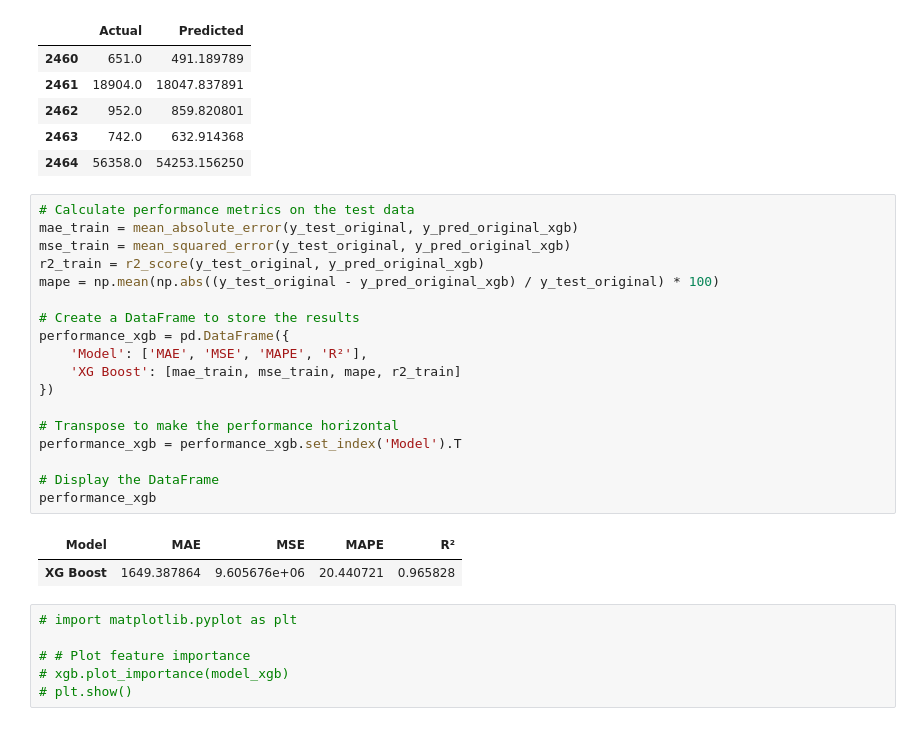
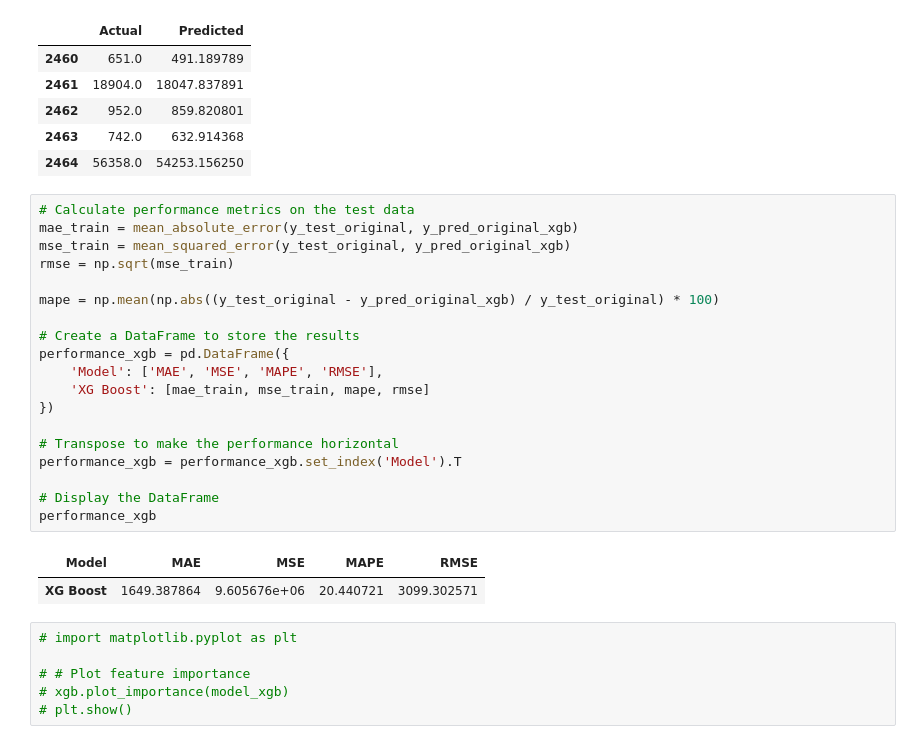
Before and after one commit to kazeulo/Project_197, a Jupyter notebook: Final version 1.ipynb, the cells around one changed output. Drawn from its saved outputs; the diff is of its cells as text.

```diff
--- a/Final version 1.ipynb
+++ b/Final version 1.ipynb
@@ -508,24 +508,25 @@ results.head(5)
 # %%
 # Calculate performance metrics on the test data
 mae_train = mean_absolute_error(y_test_original, y_pred_original_xgb)
 mse_train = mean_squared_error(y_test_original, y_pred_original_xgb)
-r2_train = r2_score(y_test_original, y_pred_original_xgb)
+rmse = np.sqrt(mse_train)
+
 mape = np.mean(np.abs((y_test_original - y_pred_original_xgb) / y_test_original) * 100)
 
 # Create a DataFrame to store the results
 performance_xgb = pd.DataFrame({
-    'Model': ['MAE', 'MSE', 'MAPE', 'R²'],
-    'XG Boost': [mae_train, mse_train, mape, r2_train]
+    'Model': ['MAE', 'MSE', 'MAPE', 'RMSE'],
+    'XG Boost': [mae_train, mse_train, mape, rmse]
 })
 
 # Transpose to make the performance horizontal
 performance_xgb = performance_xgb.set_index('Model').T
 
 # Display the DataFrame
 performance_xgb
 # %% [output]
-| Model | MAE | MSE | MAPE | R² |
-| XG Boost | 1649.387864 | 9.605676e+06 | 20.440721 | 0.965828 |
+| Model | MAE | MSE | MAPE | RMSE |
+| XG Boost | 1649.387864 | 9.605676e+06 | 20.440721 | 3099.302571 |
 # %%
 # import matplotlib.pyplot as plt
 
```
Also changed, not shown: parts of 28 cells of this notebook.
